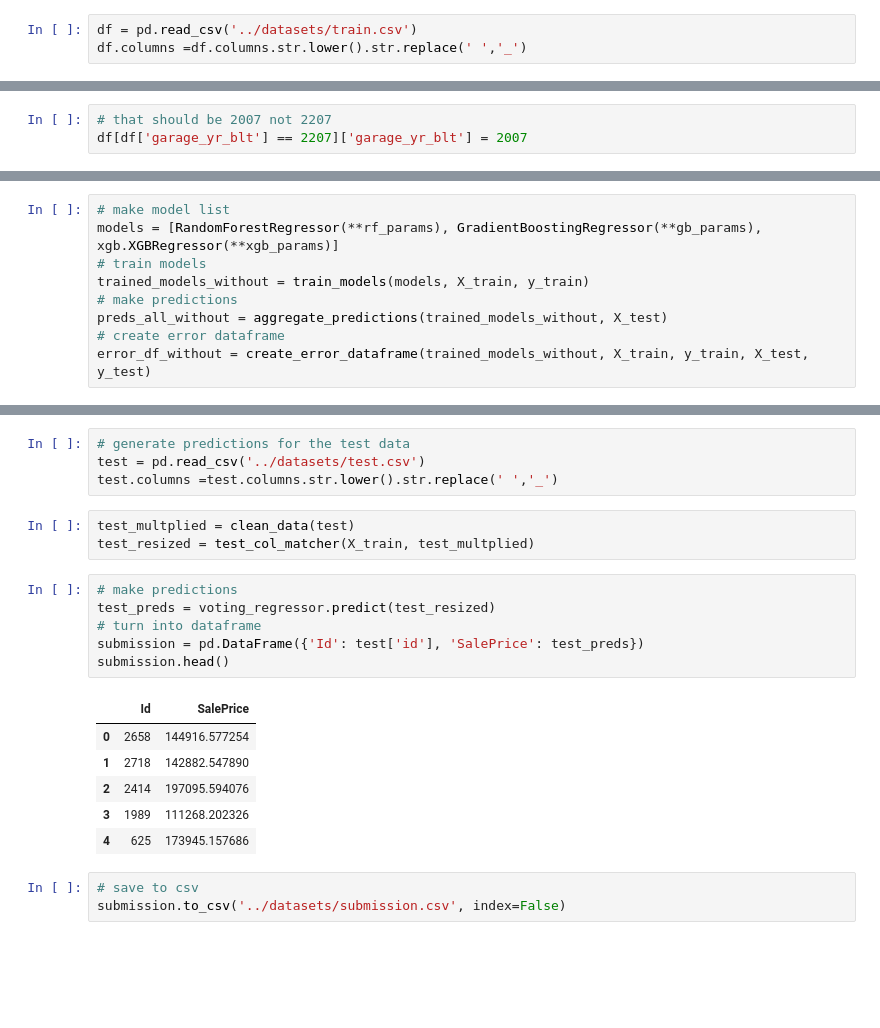
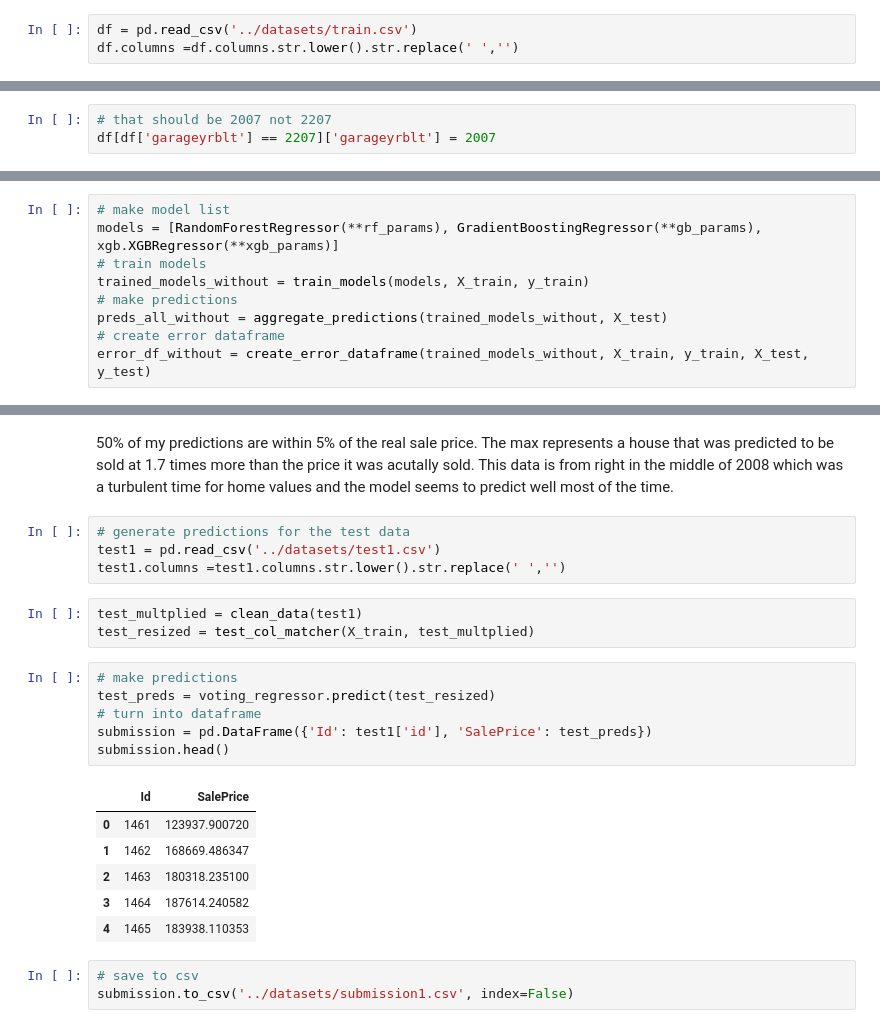
Before and after one commit to seanhulseman/Ames-Housing-Price-Prediction, a Jupyter notebook: code/ames_housing_project_organized.ipynb, the cells around one changed output, grey strips where cells are left out. Drawn from its saved outputs; the diff is of its cells as text; blank space fills up the shorter version.

```diff
--- a/code/ames_housing_project_organized.ipynb
+++ b/code/ames_housing_project_organized.ipynb
@@ -17,7 +17,7 @@ warnings.filterwarnings('ignore')
 ## Read in the labaled data
 # %%
 df = pd.read_csv('../datasets/train.csv')
-df.columns =df.columns.str.lower().str.replace(' ','_')
+df.columns =df.columns.str.lower().str.replace(' ','')
 # %% [markdown]
 #### Taking a peek at the missing values in two ways
 # %% [markdown]
@@ -131,6 +131,6 @@ df[df['garage_yr_blt'] > 2010]
 # %%
 # that should be 2007 not 2207
-df[df['garage_yr_blt'] == 2207]['garage_yr_blt'] = 2007
+df[df['garageyrblt'] == 2207]['garageyrblt'] = 2007
 # %%
 # is something weird about the basements in iowa?
 # basements more than 2 std dev from the mean
@@ -617,23 +604,25 @@ I honestly am not sure which would work better - the voting regressor is has hig
+# %% [markdown]
+50% of my predictions are within 5% of the real sale price. The max represents a house that was predicted to be sold at 1.7 times more than the price it was acutally sold. This data is from right in the middle of 2008 which was a turbulent time for home values and the model seems to predict well most of the time.
 # %%
 # generate predictions for the test data
-test = pd.read_csv('../datasets/test.csv')
-test.columns =test.columns.str.lower().str.replace(' ','_')
+test1 = pd.read_csv('../datasets/test1.csv')
+test1.columns =test1.columns.str.lower().str.replace(' ','')
 # %%
-test_multplied = clean_data(test)
+test_multplied = clean_data(test1)
 test_resized = test_col_matcher(X_train, test_multplied)
 # %%
 # make predictions
 test_preds = voting_regressor.predict(test_resized)
 # turn into dataframe
-submission = pd.DataFrame({'Id': test['id'], 'SalePrice': test_preds})
+submission = pd.DataFrame({'Id': test1['id'], 'SalePrice': test_preds})
 submission.head()
 # %% [output]
 |  | Id | SalePrice |
-| 0 | 2658 | 144916.577254 |
-| 1 | 2718 | 142882.547890 |
-| 2 | 2414 | 197095.594076 |
-| 3 | 1989 | 111268.202326 |
-| 4 | 625 | 173945.157686 |
+| 0 | 1461 | 123937.900720 |
+| 1 | 1462 | 168669.486347 |
+| 2 | 1463 | 180318.235100 |
+| 3 | 1464 | 187614.240582 |
+| 4 | 1465 | 183938.110353 |
 # %%
 # save to csv
-submission.to_csv('../datasets/submission.csv', index=False)
+submission.to_csv('../datasets/submission1.csv', index=False)
```
Also changed, not shown: parts of 45 cells of this notebook, 8 other files.
